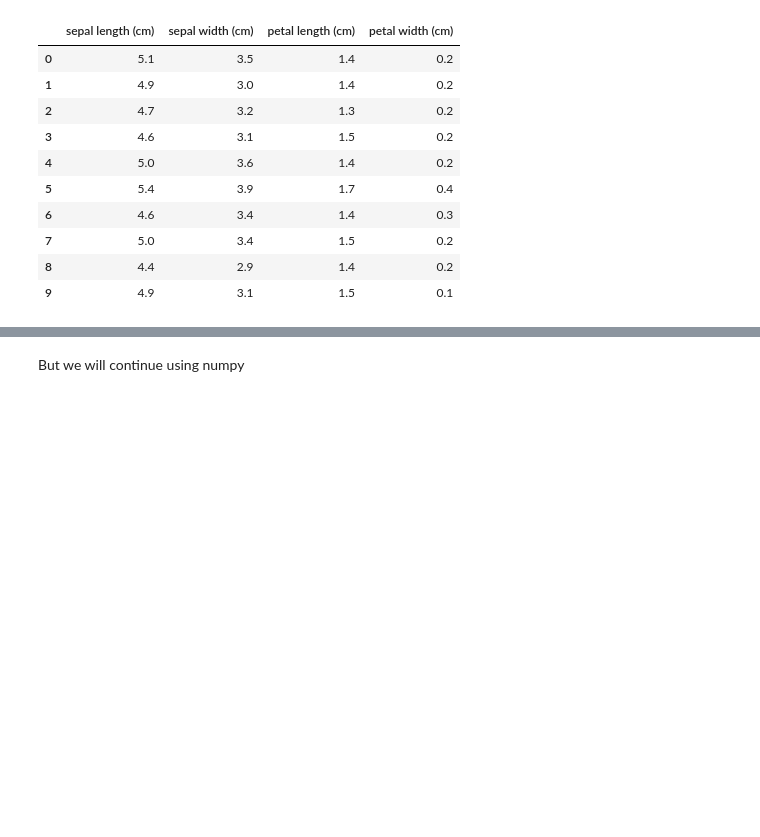
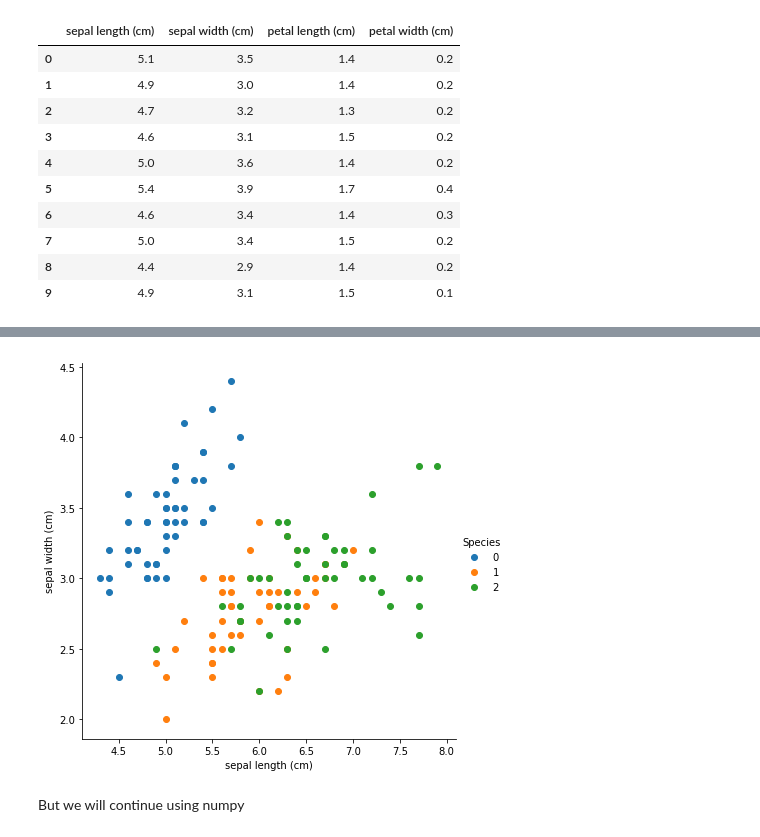
Before and after one commit to podolskipio/ML_notebooks, a Jupyter notebook: 02. Classification and metrics.ipynb, the cells around one changed output, grey strips where cells are left out. Cells and saved outputs as stored; diff of their text form; code cells hidden in the pictures; blank space fills up the shorter version.

```diff
--- a/02. Classification and metrics.ipynb
+++ b/02. Classification and metrics.ipynb
@@ -59,3 +60,5 @@ data.head(10)
 | 7 | 5.0 | 3.4 | 1.5 | 0.2 |
 | 8 | 4.4 | 2.9 | 1.4 | 0.2 |
 | 9 | 4.9 | 3.1 | 1.5 | 0.1 |
+# %%
+data['Species'] = target
@@ -62,3 +77,10 @@ data.head(10)
+# %%
+sns.FacetGrid(data, hue="Species", size=6) \
+   .map(plt.scatter, "sepal length (cm)", "sepal width (cm)") \
+   .add_legend()
+plt.show()
+# %% [output]
+[figure, added]
 # %% [markdown]
 But we will continue using numpy
 # %% [markdown]
```
Also changed, not shown: parts of 13 cells of this notebook, 2 other files.
